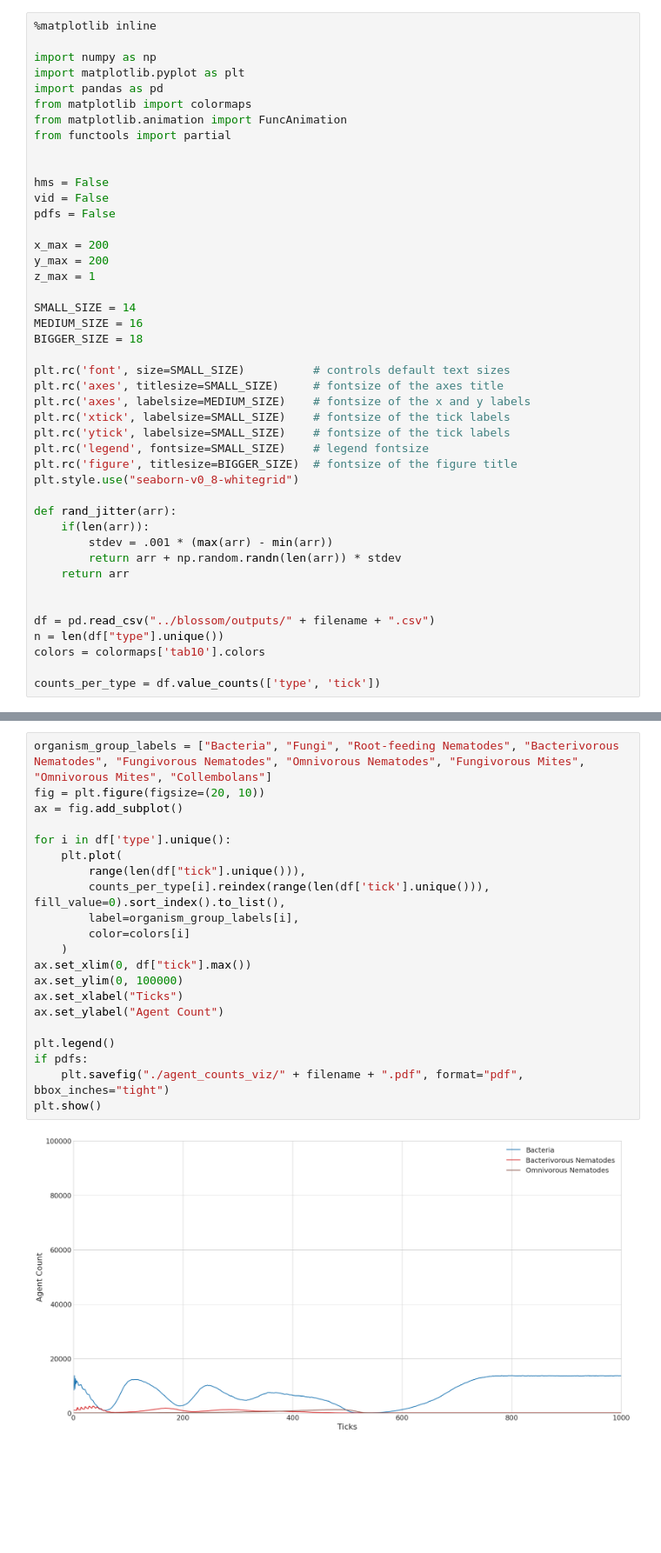
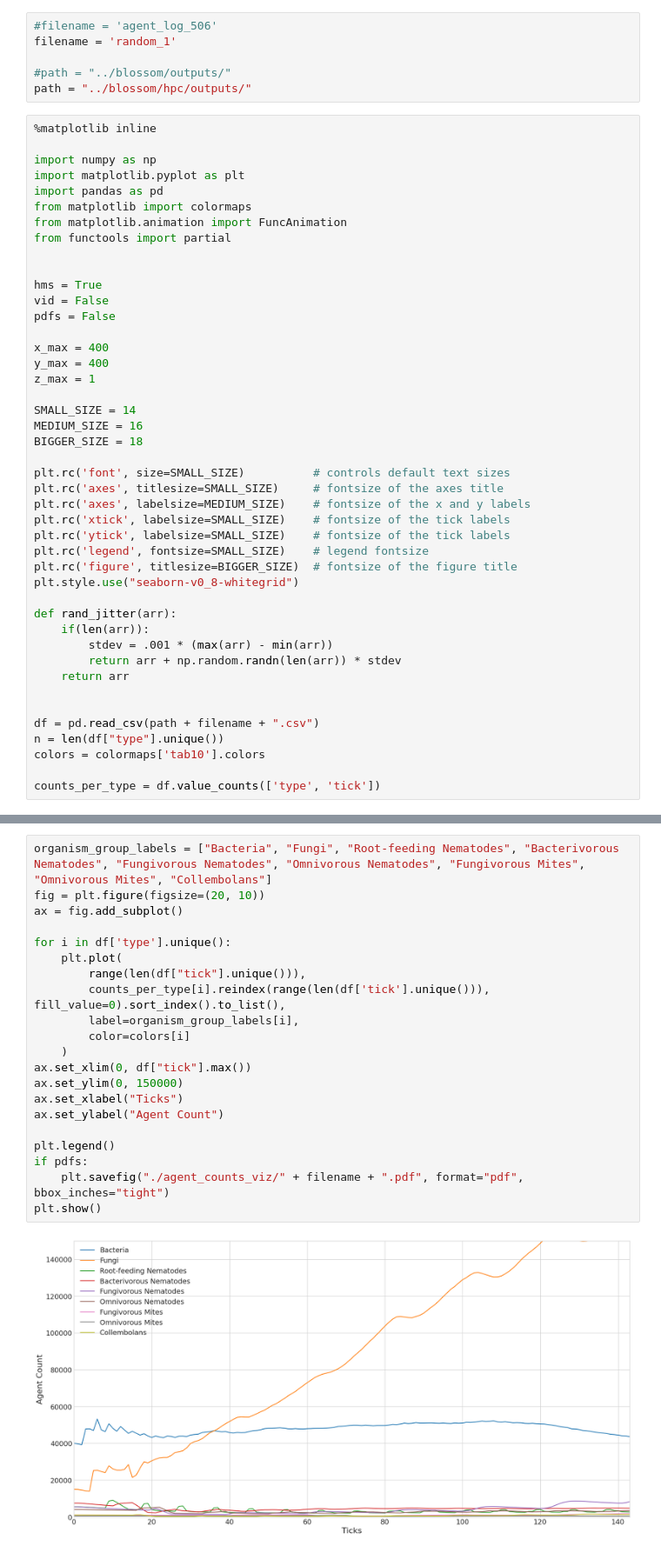
Before and after one commit to timovdk/BLOSSOM, a Jupyter notebook: experiments/viz.ipynb, the cells around one changed output, grey strips where cells are left out. Shown at 87% size. Drawn from its saved outputs; the diff is of its cells as text; blank space fills up the shorter version.

```diff
--- a/experiments/viz.ipynb
+++ b/experiments/viz.ipynb
@@ -3,3 +1,9 @@ filename = 'agent_log'
+# %%
+#filename = 'agent_log_506'
+filename = 'random_1'
+
+#path = "../blossom/outputs/"
+path = "../blossom/hpc/outputs/"
 # %%
 %matplotlib inline
 
@@ -11,12 +15,12 @@ from matplotlib.animation import FuncAnimation
 from functools import partial
 
 
-hms = False
+hms = True
 vid = False
 pdfs = False
 
-x_max = 200
-y_max = 200
+x_max = 400
+y_max = 400
 z_max = 1
 
 SMALL_SIZE = 14
@@ -39,7 +43,7 @@ def rand_jitter(arr):
     return arr
 
 
-df = pd.read_csv("../blossom/outputs/" + filename + ".csv")
+df = pd.read_csv(path + filename + ".csv")
 n = len(df["type"].unique())
 colors = colormaps['tab10'].colors
 
@@ -80,25 +84,25 @@ Collembolans:    0               0
 # %%
 organism_group_labels = ["Bacteria", "Fungi", "Root-feeding Nematodes", "Bacterivorous Nematodes", "Fungivorous Nematodes", "Omnivorous Nematodes", "Fungivorous Mites", "Omnivorous Mites", "Collembolans"]
 fig = plt.figure(figsize=(20, 10))
 ax = fig.add_subplot()
 
 for i in df['type'].unique():
     plt.plot(
         range(len(df["tick"].unique())),
         counts_per_type[i].reindex(range(len(df['tick'].unique())), fill_value=0).sort_index().to_list(),
         label=organism_group_labels[i],
         color=colors[i]
     )
 ax.set_xlim(0, df["tick"].max())
-ax.set_ylim(0, 100000)
+ax.set_ylim(0, 150000)
 ax.set_xlabel("Ticks")
 ax.set_ylabel("Agent Count")
 
 plt.legend()
 if pdfs:
     plt.savefig("./agent_counts_viz/" + filename + ".pdf", format="pdf", bbox_inches="tight")
 plt.show()
 # %% [output]
-[figure, old version]
+[figure, new version]
 # %%
 if hms:
```
Also changed, not shown: parts of 5 cells of this notebook, 13 other files.
